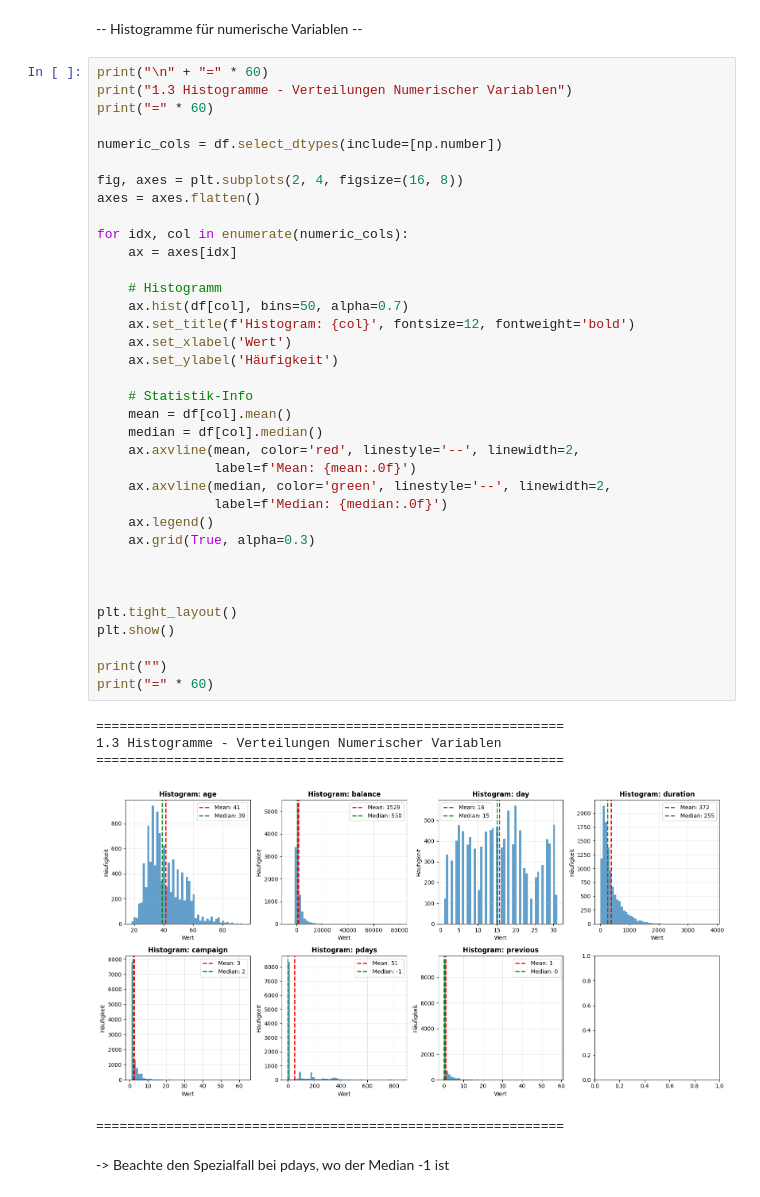
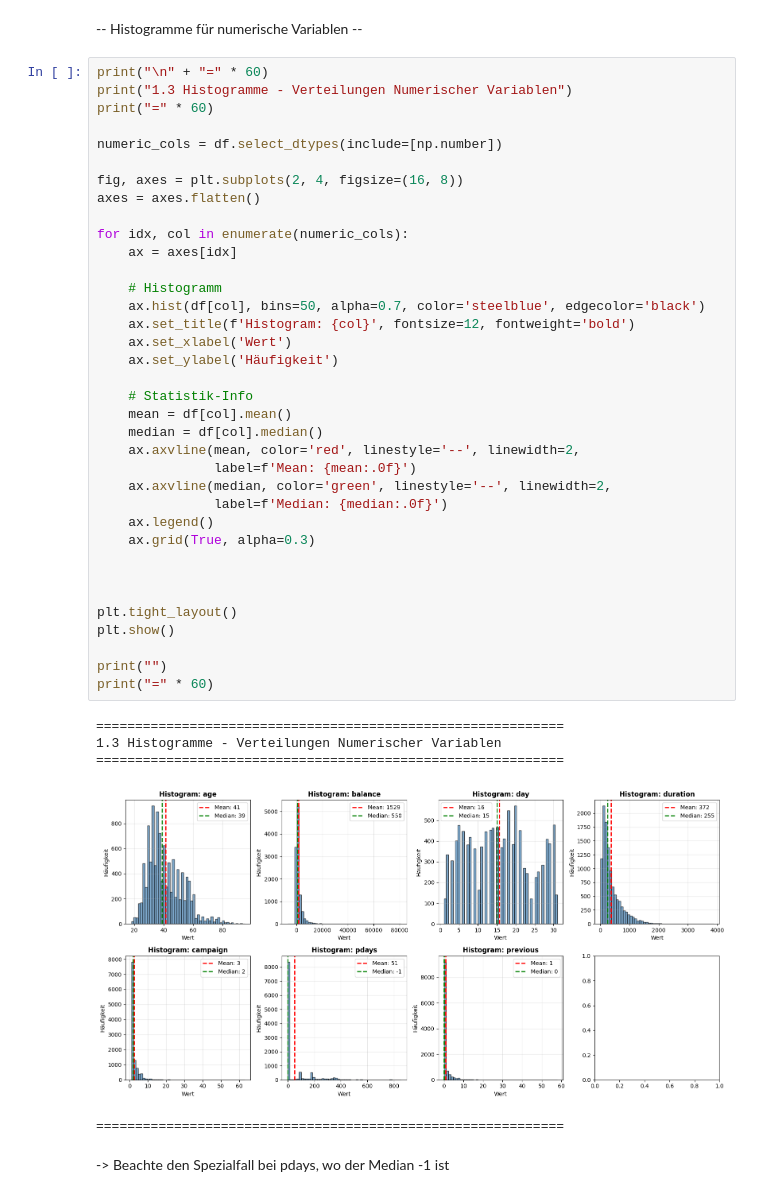
Before and after one commit to elias06-dev/pruefung_data_science-Gruppe_8, a Jupyter notebook: Notebook/notebook_pruefung copy.ipynb, the cells around one changed output. Cells and saved outputs as stored; diff of their text form.

```diff
--- a/Notebook/notebook_pruefung copy.ipynb
+++ b/Notebook/notebook_pruefung copy.ipynb
@@ -343,35 +343,35 @@ axes = axes.flatten()
 
 for idx, col in enumerate(numeric_cols):
     ax = axes[idx]
 
     # Histogramm
-    ax.hist(df[col], bins=50, alpha=0.7)
+    ax.hist(df[col], bins=50, alpha=0.7, color='steelblue', edgecolor='black')
     ax.set_title(f'Histogram: {col}', fontsize=12, fontweight='bold')
     ax.set_xlabel('Wert')
     ax.set_ylabel('Häufigkeit')
 
     # Statistik-Info
     mean = df[col].mean()
     median = df[col].median()
     ax.axvline(mean, color='red', linestyle='--', linewidth=2,
                label=f'Mean: {mean:.0f}')
     ax.axvline(median, color='green', linestyle='--', linewidth=2,
                label=f'Median: {median:.0f}')
     ax.legend()
     ax.grid(True, alpha=0.3)
 
 
 
 plt.tight_layout()
 plt.show()
 
 print("")
 print("=" * 60)
 # %% [output]
 ============================================================
 1.3 Histogramme - Verteilungen Numerischer Variablen
 ============================================================
-[figure, old version]
+[figure, new version]
 ============================================================
 # %% [markdown]
 -> Beachte den Spezialfall bei pdays, wo der Median -1 ist
```
Also changed, not shown: parts of 75 cells of this notebook, 2 other files.
